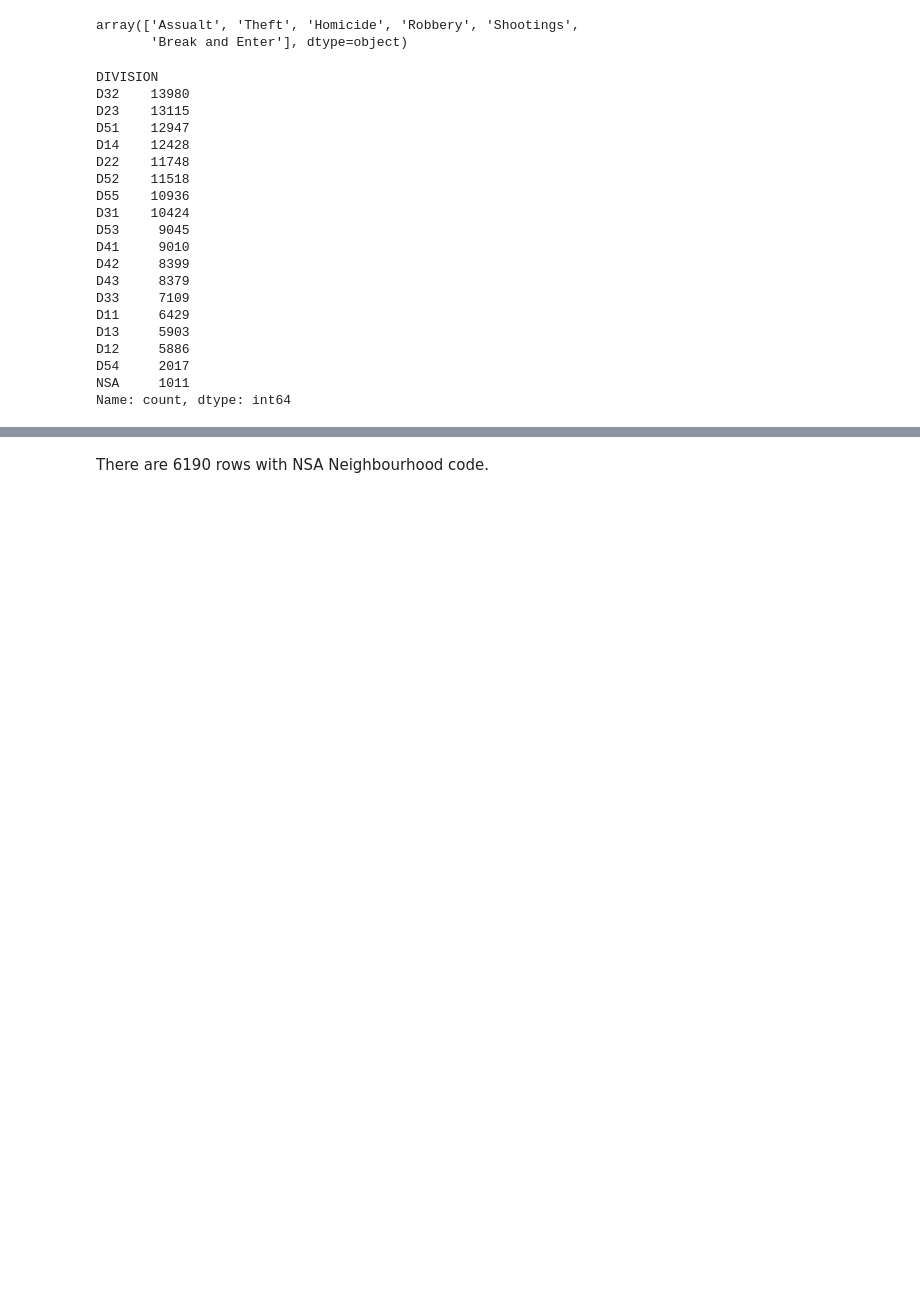
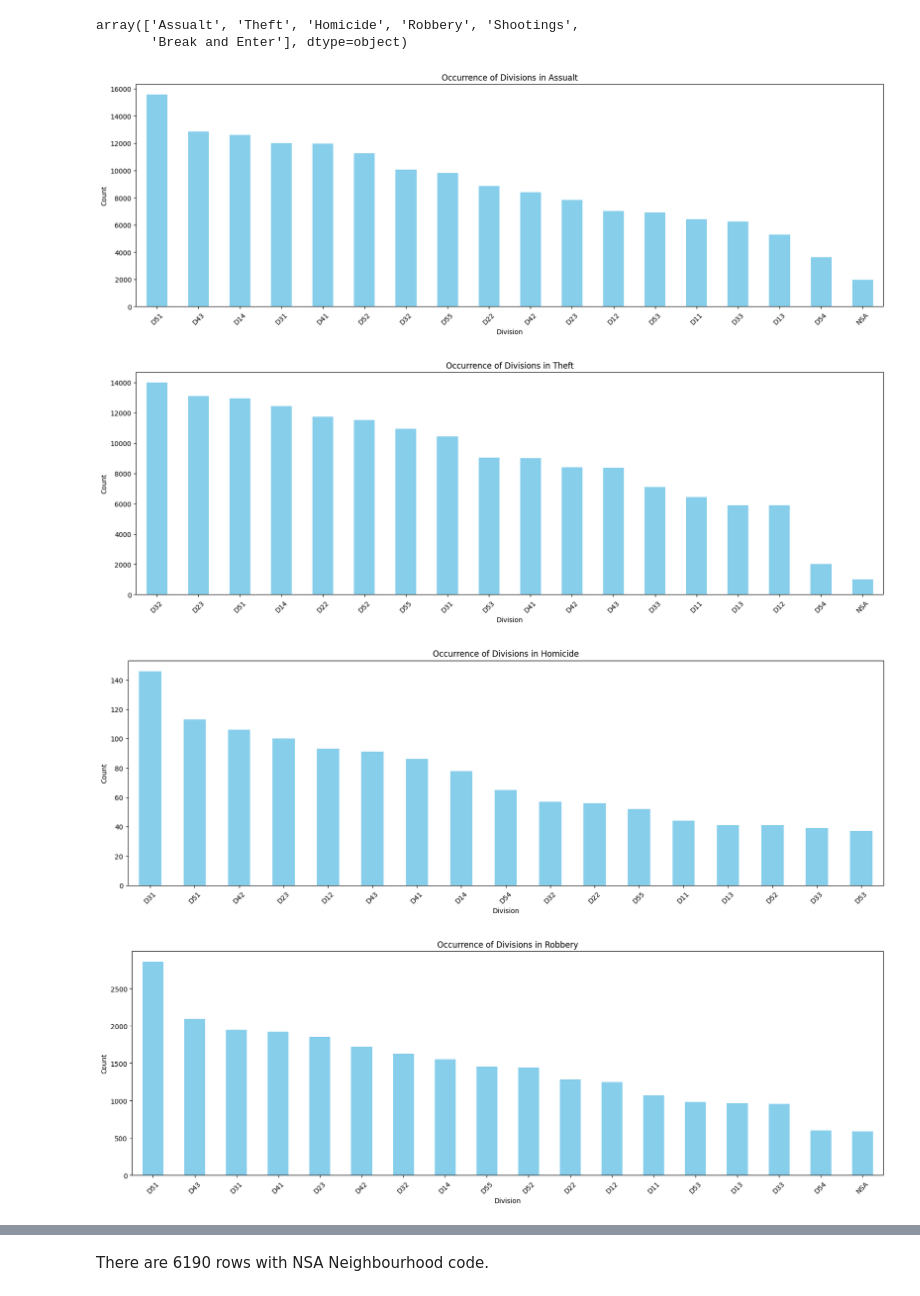
Before and after one commit to arsalan-radhu/Capstone_TorontoCrime, a Jupyter notebook: Notebooks/AdvancedEDA_Sprint2.ipynb, the cells around one changed output, grey strips where cells are left out. Drawn from its saved outputs; the diff is of its cells as text; code cells hidden in the pictures; blank space fills up the shorter version.

```diff
--- a/Notebooks/AdvancedEDA_Sprint2.ipynb
+++ b/Notebooks/AdvancedEDA_Sprint2.ipynb
@@ -130,32 +130,16 @@ crime_list = ['Assualt', 'Theft', 'Homicide', 'Robbery', 'Shootings',
 # %%
 for crime_type in crime_list:
     # Filter final_df by the desired Crime_Type
     filtered_division_counts = final_df['DIVISION'][final_df['CRIME_TYPE'] == crime_type].value_counts()
     # Plotting the bar graph
     filtered_division_counts.plot(kind='bar', color='skyblue', figsize=(20,6))
-    plt.title('Occurrence of Divisions by Crime Types')
+    plt.title(f'Occurrence of Divisions in {crime_type}')
     plt.xlabel('Division')
     plt.ylabel('Count')
     plt.xticks(rotation=45)
     plt.show()
 # %% [output]
-DIVISION
-D32    13980
-D23    13115
-D51    12947
-D14    12428
-D22    11748
-D52    11518
-D55    10936
-D31    10424
-D53     9045
-D41     9010
-D42     8399
-D43     8379
-D33     7109
-D11     6429
-D13     5903
-D12     5886
-D54     2017
-NSA     1011
-Name: count, dtype: int64
+[figure, added]
+[figure, added]
+[figure, added]
+[figure, added]
```
Also changed, not shown: parts of 1 cell of this notebook.
